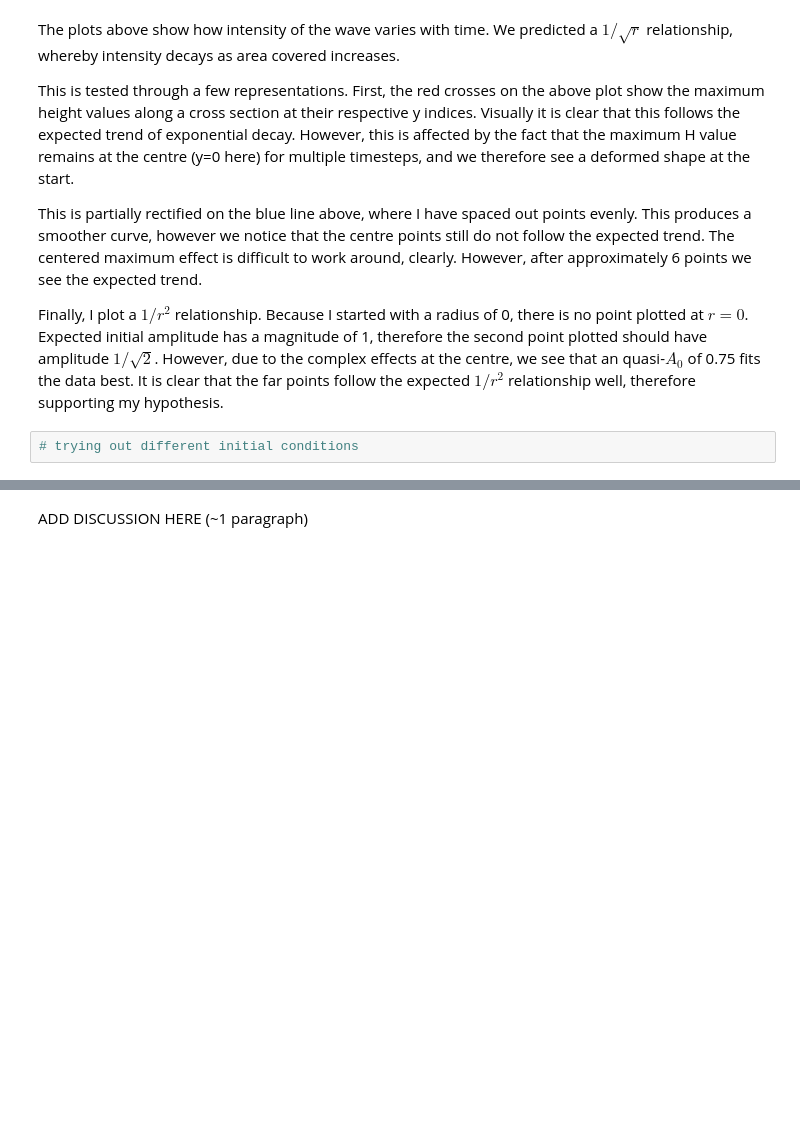
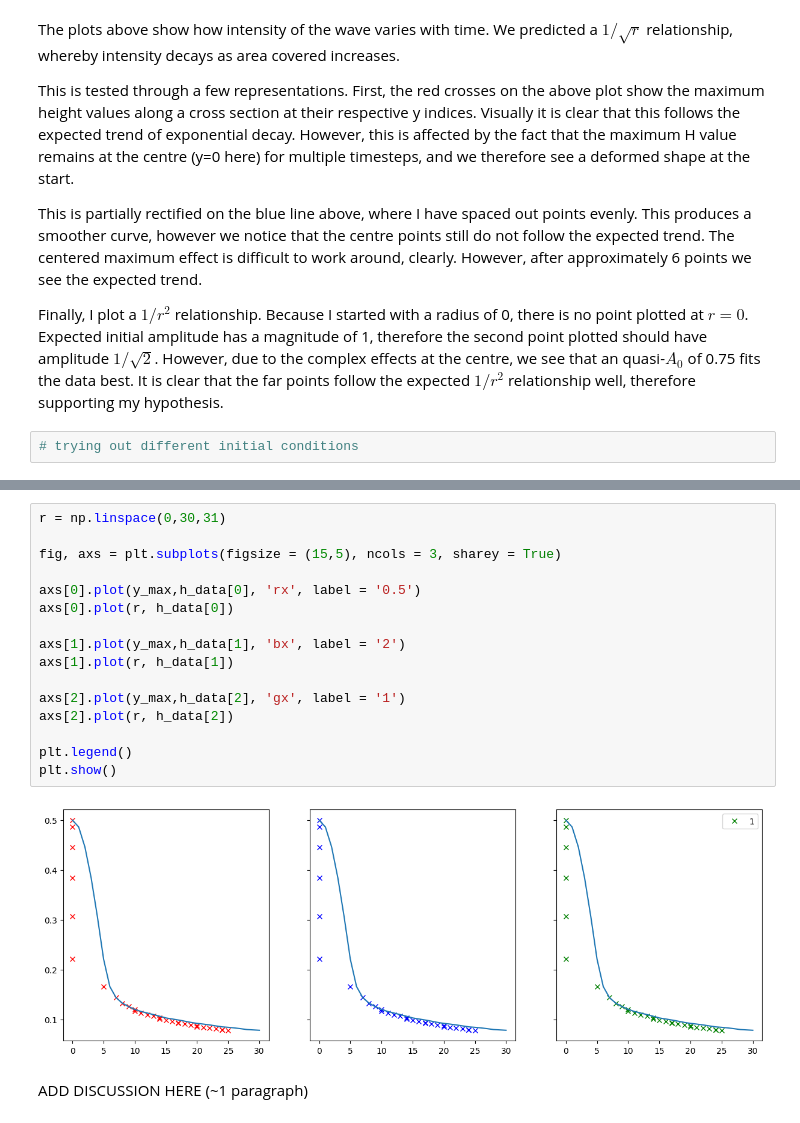
Before and after one commit to AnnabelHall/QCES_LNM, a Jupyter notebook: Project3_tsunami.ipynb, the cells around one changed output, grey strips where cells are left out. Cells and saved outputs as stored; diff of their text form; blank space fills up the shorter version.

```diff
--- a/Project3_tsunami.ipynb
+++ b/Project3_tsunami.ipynb
@@ -649,3 +690,21 @@ for i in range(len(h_factors)):
+# %%
+r = np.linspace(0,30,31)
+
+fig, axs = plt.subplots(figsize = (15,5), ncols = 3, sharey = True)
+
+axs[0].plot(y_max,h_data[0], 'rx', label = '0.5')
+axs[0].plot(r, h_data[0])
+
+axs[1].plot(y_max,h_data[1], 'bx', label = '2')
+axs[1].plot(r, h_data[1])
+
+axs[2].plot(y_max,h_data[2], 'gx', label = '1')
+axs[2].plot(r, h_data[2])
+
+plt.legend()
+plt.show()
+# %% [output]
+[figure, added]
 # %% [markdown]
 ADD DISCUSSION HERE (~1 paragraph)
 # %% [markdown]
```
Also changed, not shown: parts of 9 cells of this notebook.
